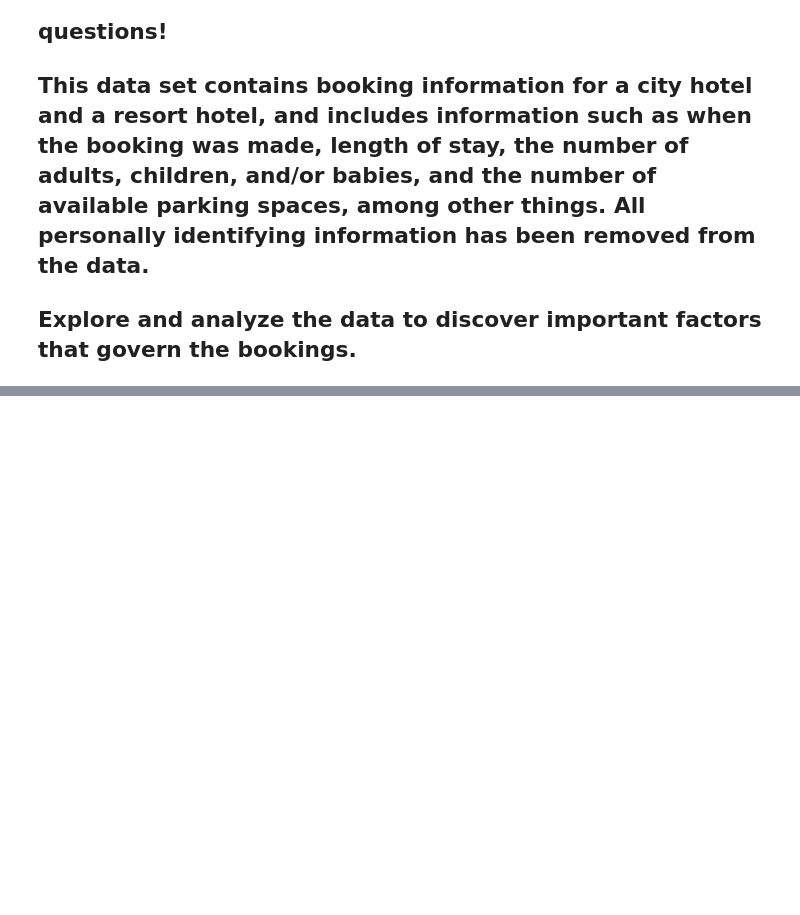
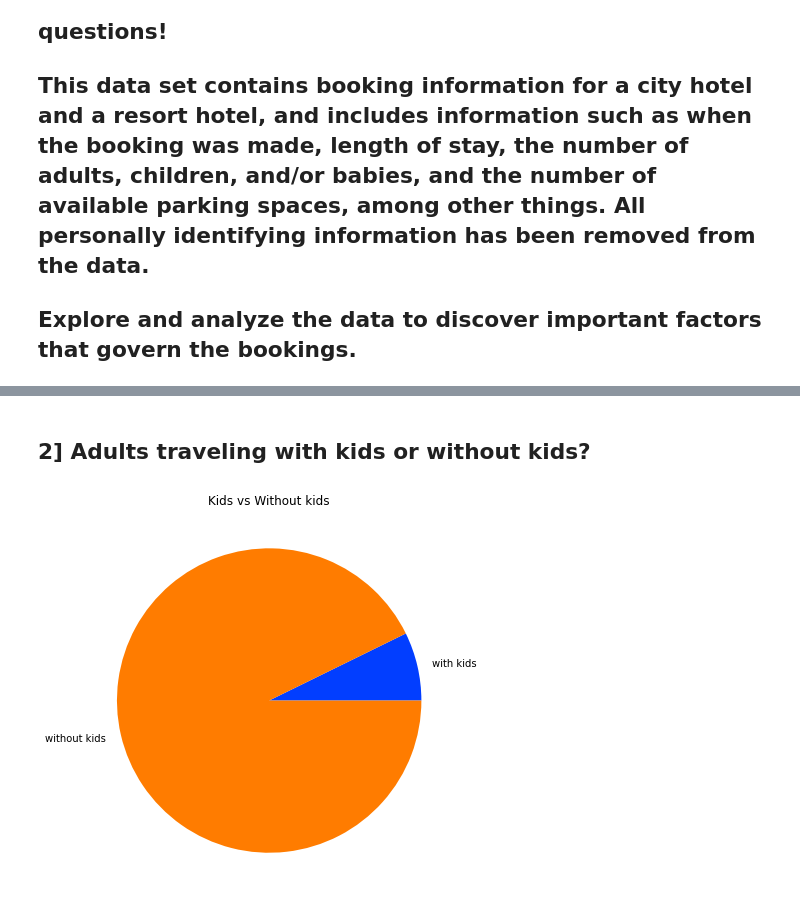
Before and after one commit to swapnilraher/Hotel-Booking, a Jupyter notebook: Swapnil__Hotel_Booking_Analysis_Capstone_Project.ipynb, the cells around one changed output, grey strips where cells are left out. Saved outputs shown, nothing was run; the diff lists cells and outputs as text; code cells hidden in the pictures; blank space fills up the shorter version.

```diff
--- a/Swapnil__Hotel_Booking_Analysis_Capstone_Project.ipynb
+++ b/Swapnil__Hotel_Booking_Analysis_Capstone_Project.ipynb
@@ -38,0 +310,17 @@ hotel.head(3)
+# %% [markdown]
+## **2] Adults traveling with kids or without kids?**
+# %%
+#Visualizng by the Pie Chart.
+hoteldata['children'].value_counts
+x = ["with kids", "without kids"]
+y = [hoteldata[(hoteldata.children != 0) | (hoteldata.babies != 0)]["adults"].count(), hoteldata[(hoteldata.children == 0) | (hoteldata.babies == 0)]["adults"].count()]
+
+
+
+fig = plt.figure(figsize =(10, 7))
+colors = sns.color_palette('bright')
+plt.pie(y, labels = x, colors = colors)
+plt.title("Kids vs Without kids")
+plt.show()
+# %% [output]
+[figure, added]
```
Also changed, not shown: parts of 138 cells of this notebook.
